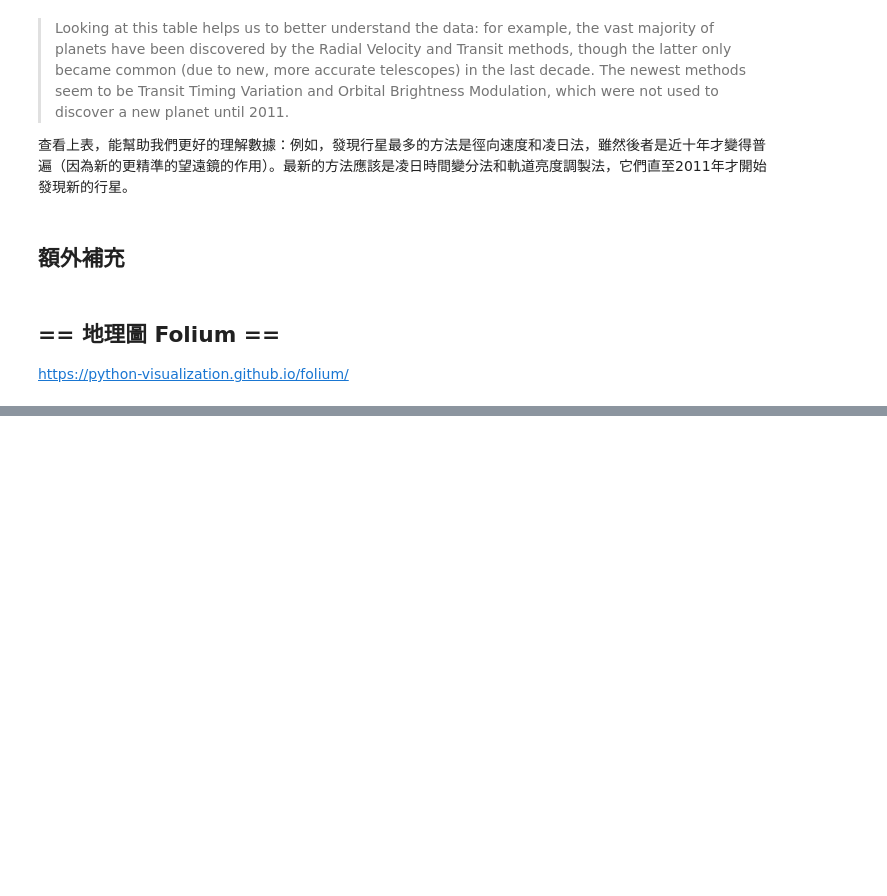
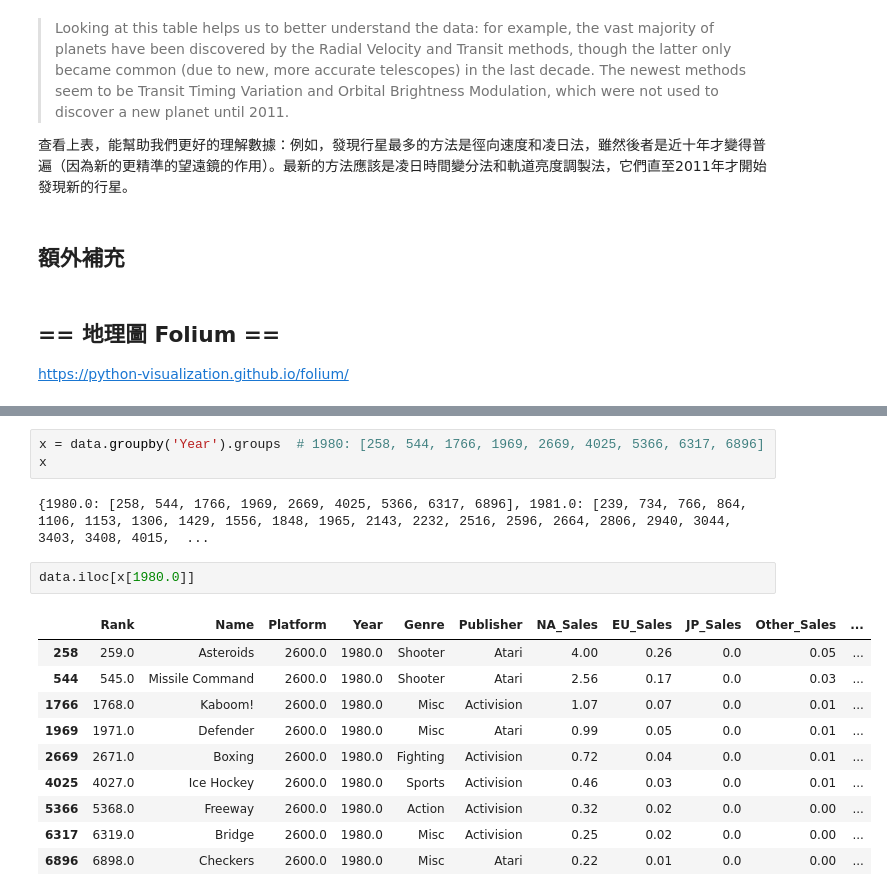
Before and after one commit to juck30808/juck30808, a Jupyter notebook: 03.05-Aggregation-and-Grouping.ipynb, the cells around one changed output, grey strips where cells are left out. Drawn from its saved outputs; the diff is of its cells as text; blank space fills up the shorter version.

```diff
--- a/03.05-Aggregation-and-Grouping.ipynb
+++ b/03.05-Aggregation-and-Grouping.ipynb
@@ -685,0 +1175,18 @@ display(m)
+# %%
+x = data.groupby('Year').groups  # 1980: [258, 544, 1766, 1969, 2669, 4025, 5366, 6317, 6896]
+x
+# %% [output]
+{1980.0: [258, 544, 1766, 1969, 2669, 4025, 5366, 6317, 6896], 1981.0: [239, 734, 766, 864, 1106, 1153, 1306, 1429, 1556, 1848, 1965, 2143, 2232, 2516, 2596, 2664, 2806, 2940, 3044, 3403, 3408, 4015,  ...
+# %%
+data.iloc[x[1980.0]]
+# %% [output]
+|  | Rank | Name | Platform | Year | Genre | Publisher | NA_Sales | EU_Sales | JP_Sales | Other_Sales | ... |
+| 258 | 259.0 | Asteroids | 2600.0 | 1980.0 | Shooter | Atari | 4.00 | 0.26 | 0.0 | 0.05 | ... |
+| 544 | 545.0 | Missile Command | 2600.0 | 1980.0 | Shooter | Atari | 2.56 | 0.17 | 0.0 | 0.03 | ... |
+| 1766 | 1768.0 | Kaboom! | 2600.0 | 1980.0 | Misc | Activision | 1.07 | 0.07 | 0.0 | 0.01 | ... |
+| 1969 | 1971.0 | Defender | 2600.0 | 1980.0 | Misc | Atari | 0.99 | 0.05 | 0.0 | 0.01 | ... |
+| 2669 | 2671.0 | Boxing | 2600.0 | 1980.0 | Fighting | Activision | 0.72 | 0.04 | 0.0 | 0.01 | ... |
+| 4025 | 4027.0 | Ice Hockey | 2600.0 | 1980.0 | Sports | Activision | 0.46 | 0.03 | 0.0 | 0.01 | ... |
+| 5366 | 5368.0 | Freeway | 2600.0 | 1980.0 | Action | Activision | 0.32 | 0.02 | 0.0 | 0.00 | ... |
+| 6317 | 6319.0 | Bridge | 2600.0 | 1980.0 | Misc | Activision | 0.25 | 0.02 | 0.0 | 0.00 | ... |
+| 6896 | 6898.0 | Checkers | 2600.0 | 1980.0 | Misc | Atari | 0.22 | 0.01 | 0.0 | 0.00 | ... |
```
Also changed, not shown: parts of 79 cells of this notebook, 47 other files.
